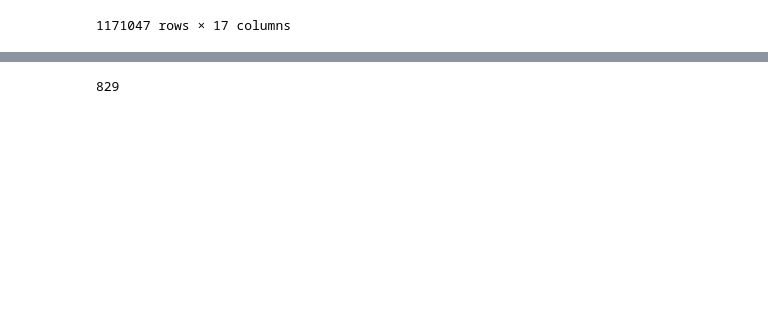
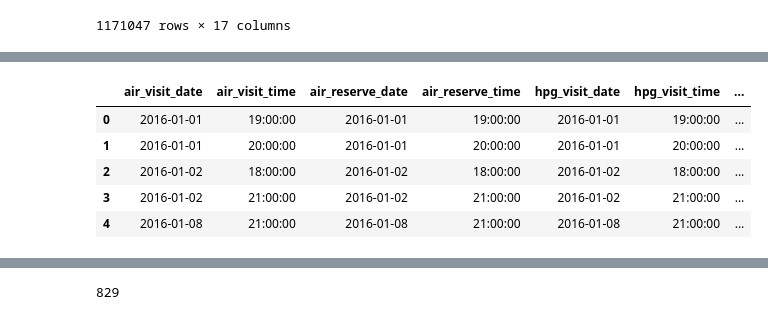
Before and after one commit to jmt7080/Forecasting_visitors, a Jupyter notebook: restaurant_notebook.ipynb, the cells around one changed output, grey strips where cells are left out. Cells and saved outputs as stored; diff of their text form; code cells hidden in the pictures; blank space fills up the shorter version.

Commit message:
Feats: Add code for datetime parsing

```diff
--- a/restaurant_notebook.ipynb
+++ b/restaurant_notebook.ipynb
@@ -211,5 +238,11 @@ datetimes = pd.concat([air_visit_date, air_visit_time, air_reserve_date,
                        air_reserve_time, hpg_visit_date, hpg_visit_time,
                        hpg_reserve_date, hpg_reserve_time], axis=1)
 
-df2[['air_store_id', 'air_genre_name', 'air_area_name', 'latitude_x', 'longitude_x']]
+datetimes.head(5)
+#datetimes2 = datetimes.merge(date_info, on ='air_visit_date', how='left')
+
+#categories = df2[['air_store_id', 'air_genre_name', 'air_area_name', 'latitude_x', 'longitude_x', 'hpg_genre_name', 'hpg_area_name']]
+
+#final_df = pd.concat([datetimes, categories], axis =1)
+#final_df
 # %% [output]
@@ -232,0 +249,6 @@ Name: visit_datetime_x, Length: 1171047, dtype: object
+|  | air_visit_date | air_visit_time | air_reserve_date | air_reserve_time | hpg_visit_date | hpg_visit_time | ... |
+| 0 | 2016-01-01 | 19:00:00 | 2016-01-01 | 19:00:00 | 2016-01-01 | 19:00:00 | ... |
+| 1 | 2016-01-01 | 20:00:00 | 2016-01-01 | 20:00:00 | 2016-01-01 | 20:00:00 | ... |
+| 2 | 2016-01-02 | 18:00:00 | 2016-01-02 | 18:00:00 | 2016-01-02 | 18:00:00 | ... |
+| 3 | 2016-01-02 | 21:00:00 | 2016-01-02 | 21:00:00 | 2016-01-02 | 21:00:00 | ... |
+| 4 | 2016-01-08 | 21:00:00 | 2016-01-08 | 21:00:00 | 2016-01-08 | 21:00:00 | ... |
```
Also changed, not shown: parts of 10 cells of this notebook.
